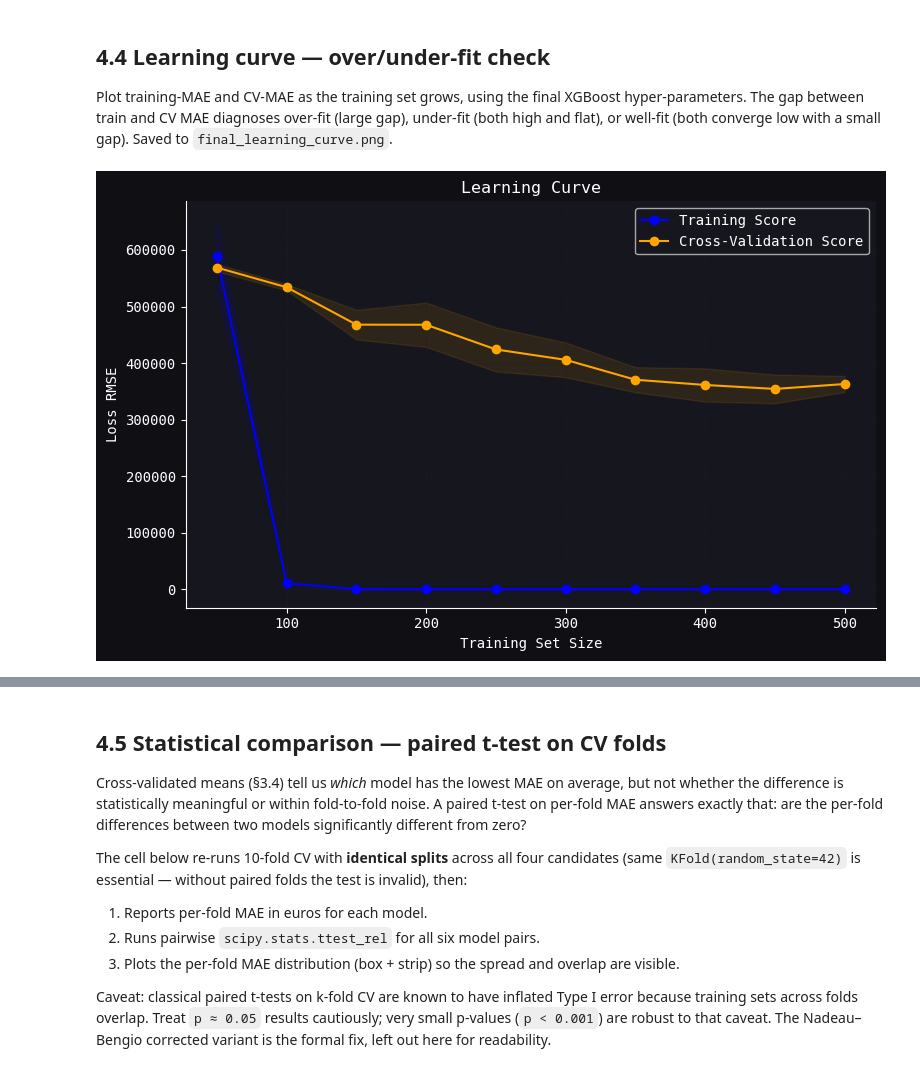
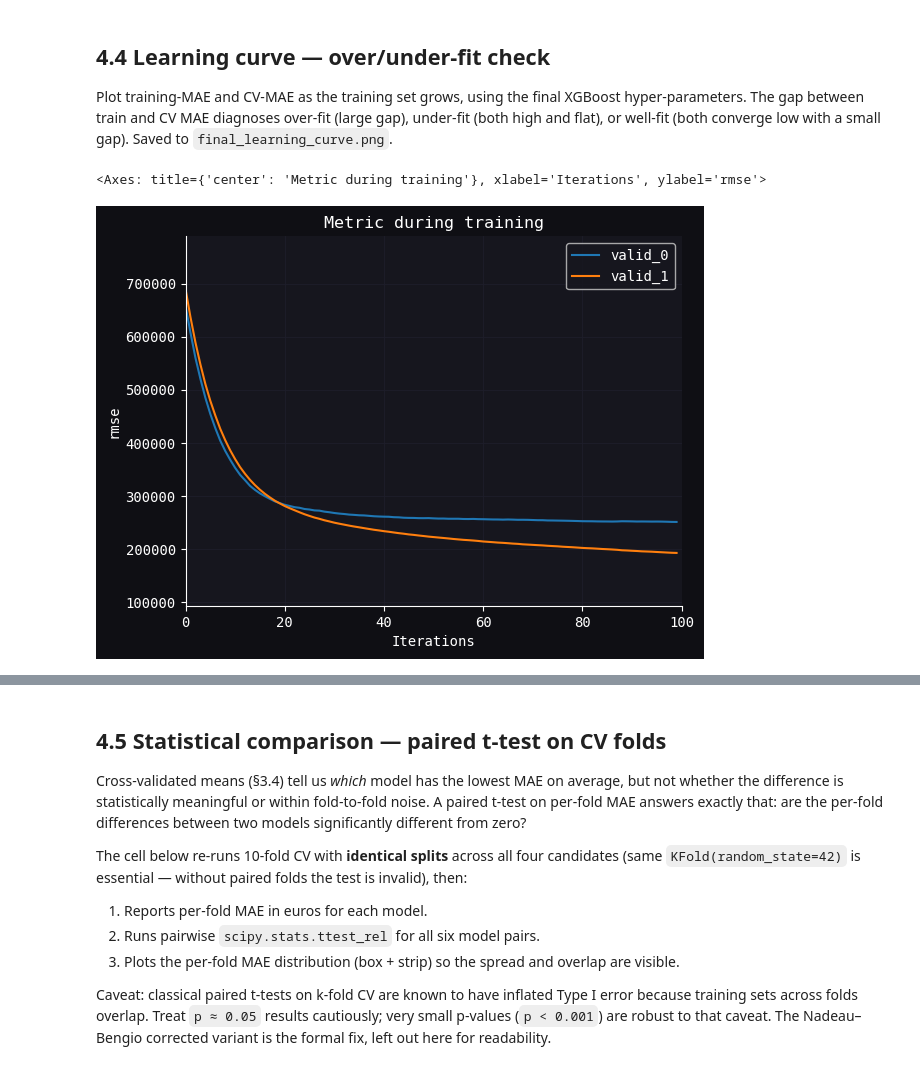
Before and after one commit to julianl11/data_science, a Jupyter notebook: exploring_2_ivan_changes.ipynb, the cells around one changed output, grey strips where cells are left out. Saved outputs shown, nothing was run; the diff lists cells and outputs as text; code cells hidden in the pictures.

```diff
--- a/exploring_2_ivan_changes.ipynb
+++ b/exploring_2_ivan_changes.ipynb
@@ -1697,48 +1786,8 @@ Plot training-MAE and CV-MAE as the training set grows, using the final
 XGBoost hyper-parameters. The gap between train and CV MAE diagnoses
 over-fit (large gap), under-fit (both high and flat), or well-fit (both
 converge low with a small gap). Saved to `final_learning_curve.png`.
-# %%
-from sklearn.model_selection import learning_curve
-
-subsample_idx = np.random.choice(len(X_test), min(1000, len(X_test)), replace=False)
-X_train_sub = X_train.iloc[subsample_idx]
-y_train_sub = pd.DataFrame(y_train).iloc[subsample_idx]
-
-sizes, tr_scores, te_scores = learning_curve(
-    best_model,
-    X_train_sub,
-    y_train_sub,
-    train_sizes=np.linspace(0.1, 1.0, num=10),
-    cv=KFold(n_splits=2, shuffle=True, random_state=42),
-    scoring=scorer,
-    n_jobs=-1,
-)
-
-# 2. Calculate mean and standard deviation (assuming MAE/negative scores)
-tr_mean = -np.mean(tr_scores, axis=1)
-tr_std = np.std(tr_scores, axis=1)
-te_mean = -np.mean(te_scores, axis=1)
-te_std = np.std(te_scores, axis=1)
-
-# 3. Create the simplified plot
-plt.figure(figsize=(8, 5))
-
-# Plot lines
-plt.plot(sizes, tr_mean, "o-", color="blue", label="Training Score")
-plt.plot(sizes, te_mean, "o-", color="orange", label="Cross-Validation Score")
-
-# Plot variance bands
-plt.fill_between(sizes, tr_mean - tr_std, tr_mean + tr_std, alpha=0.1, color="blue")
-plt.fill_between(sizes, te_mean - te_std, te_mean + te_std, alpha=0.1, color="orange")
-
-# Labels and styling
-plt.title("Learning Curve")
-plt.xlabel("Training Set Size")
-plt.ylabel("Loss RMSE")
-plt.legend(loc="best")
-plt.grid(True, linestyle="--", alpha=0.5)
-
-plt.tight_layout()
-plt.show()
-# %% [output]
-[figure, removed]
+# %%
+lgb.plot_metric(best_model_non_log)
+# %% [output]
+<Axes: title={'center': 'Metric during training'}, xlabel='Iterations', ylabel='rmse'>
+[figure, added]
```
Also changed, not shown: parts of 8 cells of this notebook.
